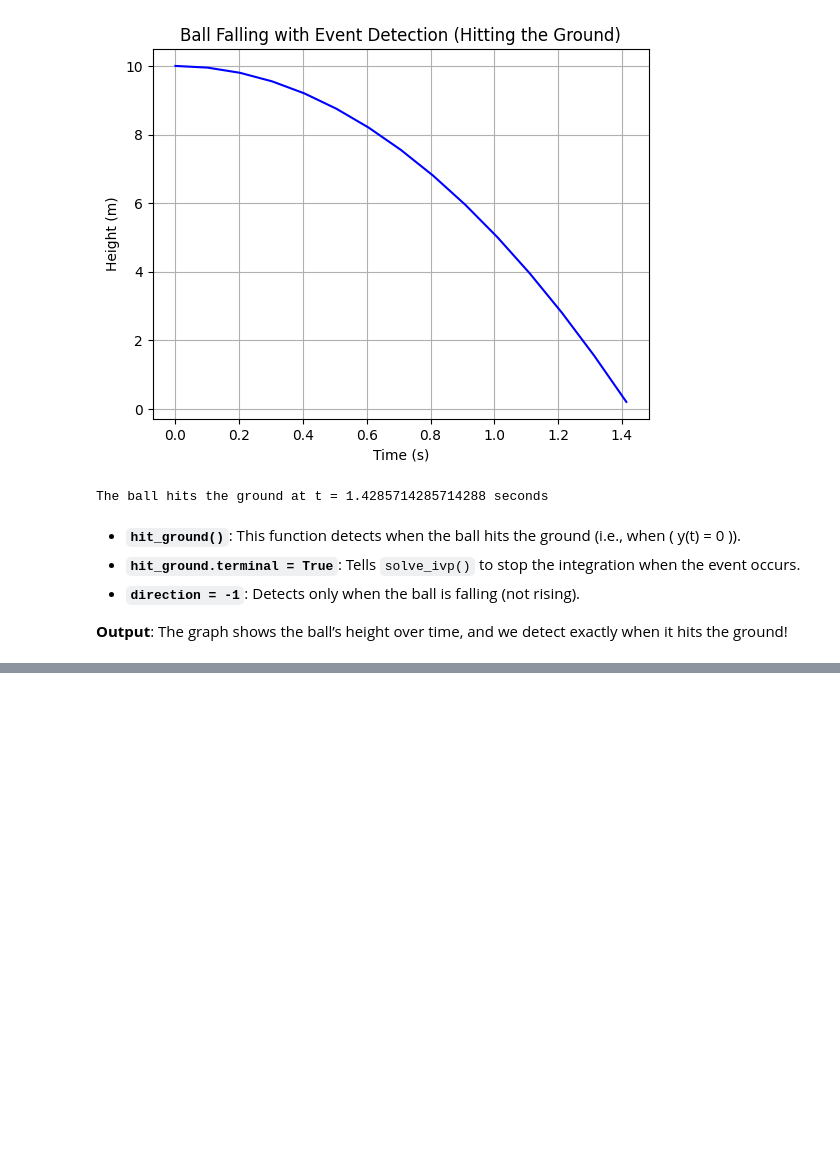
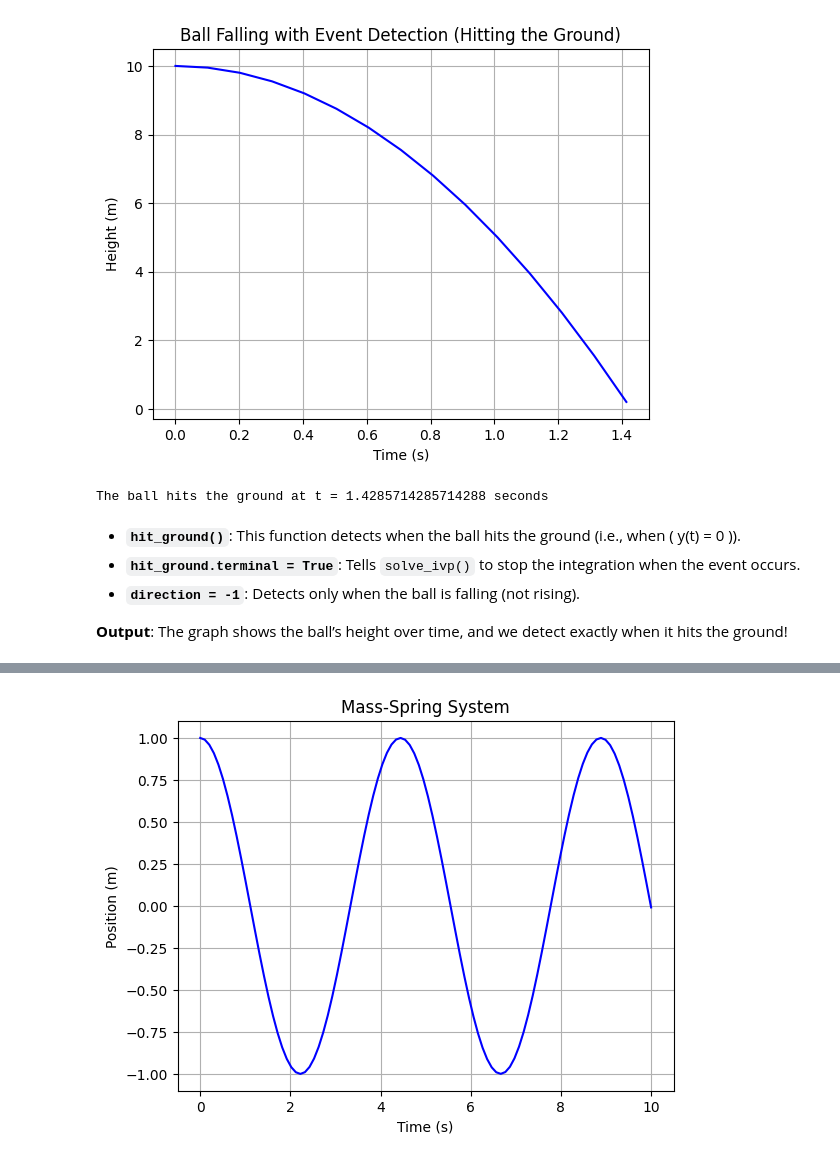
Before and after one commit to rubydamodar/SciPyMastery-From-Basics-to-Breakthroughs, a Jupyter notebook: Beginner Level/SCIPY-INTEGERATE.ipynb, the cells around one changed output, grey strips where cells are left out. Drawn from its saved outputs; the diff is of its cells as text; code cells hidden in the pictures; blank space fills up the shorter version.

```diff
--- a/Beginner Level/SCIPY-INTEGERATE.ipynb
+++ b/Beginner Level/SCIPY-INTEGERATE.ipynb
@@ -480,0 +506,12 @@ The ball hits the ground at t = 1.4285714285714288 seconds
+# %%
+def mass_spring(t, z):
+    x, v = z
+    dxdt = v
+    dvdt = -2 * x  # k/m = 2 (since m = 1, k = 2)
+    return [dxdt, dvdt]
+
+# Initial conditions: [x(0), v(0)] = [1, 0]
+initial_conditions = [1, 0]
+t_vals = np.linspace(0, 10, 100)
+# %%
+solution = solve_ivp(mass_spring, [0, 10], initial_conditions, t_eval=t_vals)
@@ -480,0 +533,9 @@ The ball hits the ground at t = 1.4285714285714288 seconds
+# %%
+plt.plot(solution.t, solution.y[0], label='Position (x)', color='b')
+plt.xlabel('Time (s)')
+plt.ylabel('Position (m)')
+plt.title('Mass-Spring System')
+plt.grid(True)
+plt.show()
+# %% [output]
+[figure, added]
```
Also changed, not shown: parts of 4 cells of this notebook.
